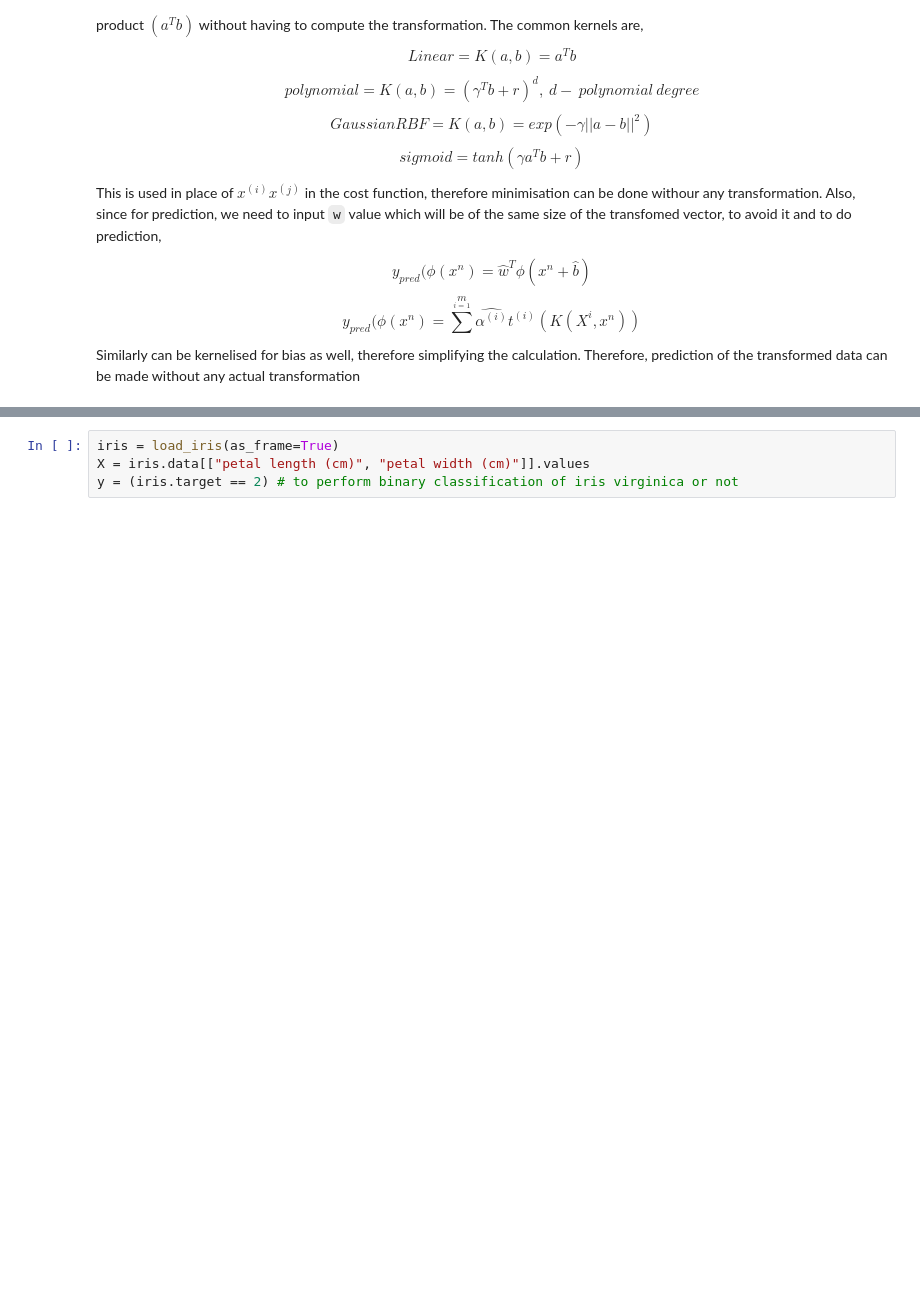
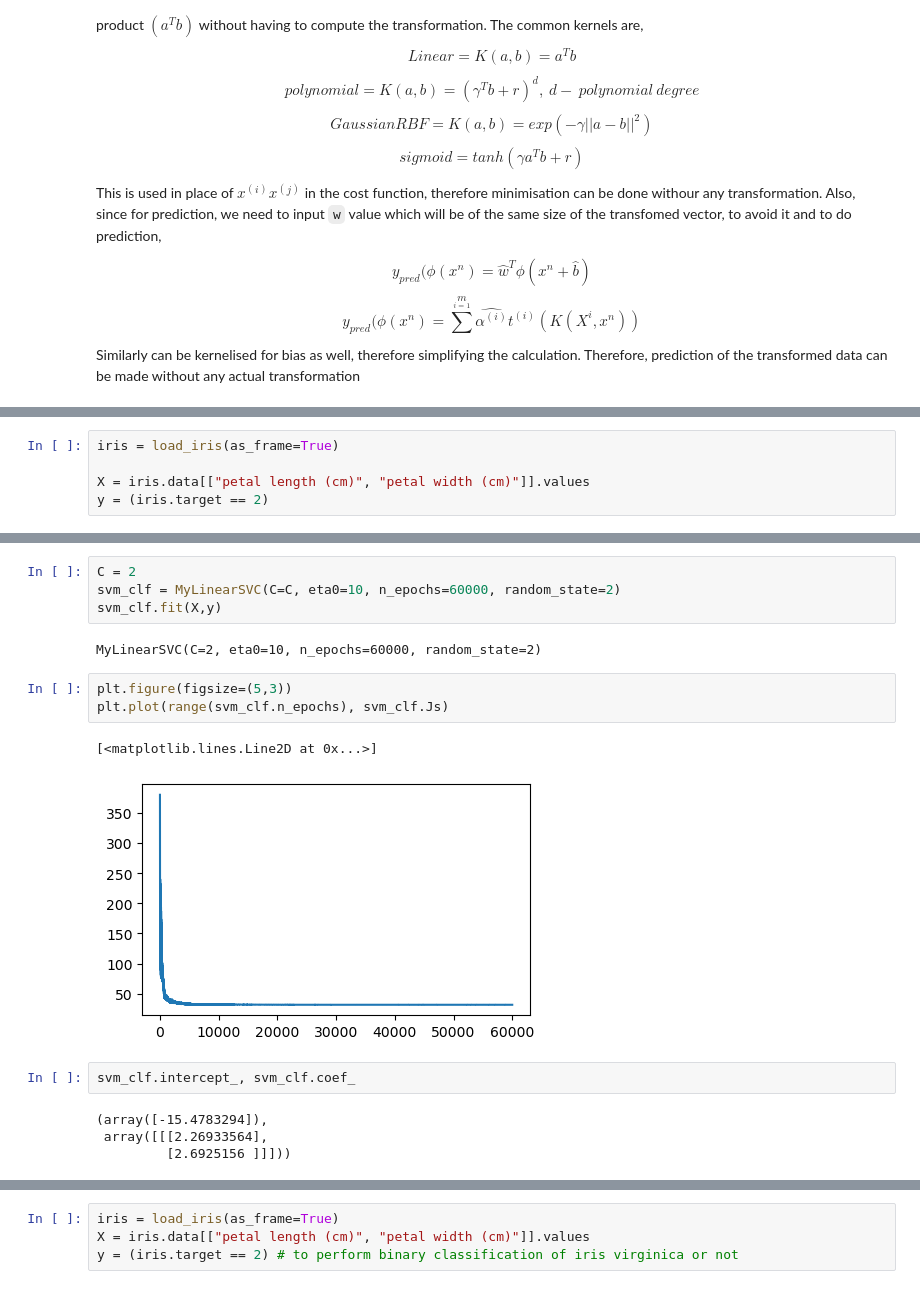
Before and after one commit to ajinrufus/Machine_Learning, a Jupyter notebook: hands_on_ml/svm_tut.ipynb, the cells around one changed output, grey strips where cells are left out. Cells and saved outputs as stored; diff of their text form; blank space fills up the shorter version.

```diff
--- a/hands_on_ml/svm_tut.ipynb
+++ b/hands_on_ml/svm_tut.ipynb
@@ -84,0 +130,5 @@ The SVM get affected by scaling as we can see that axis with the larger scale wi
+# %%
+iris = load_iris(as_frame=True)
+
+X = iris.data[["petal length (cm)", "petal width (cm)"]].values
+y = (iris.target == 2)
@@ -84,0 +193,18 @@ The SVM get affected by scaling as we can see that axis with the larger scale wi
+# %%
+C = 2
+svm_clf = MyLinearSVC(C=C, eta0=10, n_epochs=60000, random_state=2)
+svm_clf.fit(X,y)
+# %% [output]
+MyLinearSVC(C=2, eta0=10, n_epochs=60000, random_state=2)
+# %%
+plt.figure(figsize=(5,3))
+plt.plot(range(svm_clf.n_epochs), svm_clf.Js)
+# %% [output]
+[<matplotlib.lines.Line2D at 0x...>]
+[figure, added]
+# %%
+svm_clf.intercept_, svm_clf.coef_
+# %% [output]
+(array([-15.4783294]),
+ array([[[2.26933564],
+         [2.6925156 ]]]))
```
Also changed, not shown: parts of 23 cells of this notebook.
